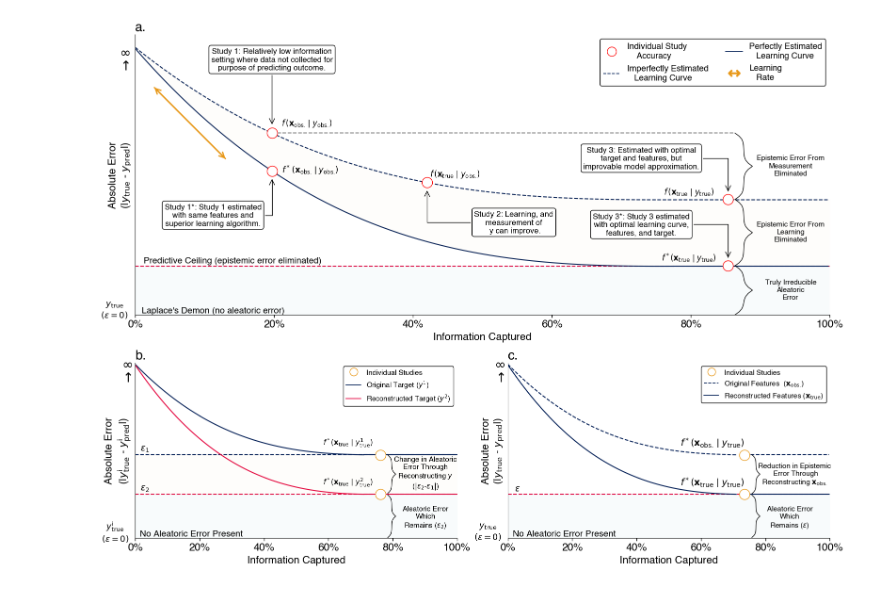
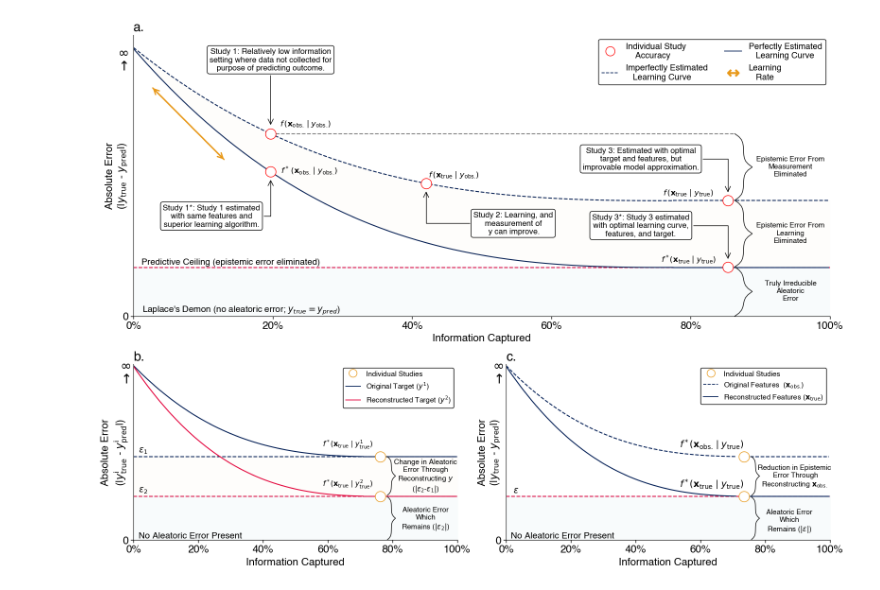
Before and after one commit to crahal/unpredictability, a Jupyter notebook: src/unpredictability_figure_new_1.ipynb, the cells around one changed output. Drawn from its saved outputs; the diff is of its cells as text; code cells hidden in the pictures.

```diff
--- a/src/unpredictability_figure_new_1.ipynb
+++ b/src/unpredictability_figure_new_1.ipynb
@@ -87,8 +87,8 @@ ax1.legend(handles=legend_elements, loc='upper right',# bbox_to_anchor=(0, 1),
        fontsize=13, framealpha=1, facecolor='w', edgecolor='black', ncols=2)
 
 ax1.annotate(
-    "Laplace's Demon (no aleatoric error)",
-    xy=(0.1125, 0.0),
+    "Laplace's Demon (no aleatoric error; $y_{true}=y_{pred}$)",
+    xy=(0.155, 0.0),
     xycoords='axes fraction',
     ha='center',
     va='bottom',
@@ -224,11 +224,11 @@ for ax, title in zip([ax1, ax2, ax3], ['a.', 'b.', 'c.']):
     ax.set_xlim(0,10)
 
 ax1.set_ylabel('Absolute Error\n'
-              r'(|$y_{\text{true}}$ - $y_{\text{pred}}$|)', fontsize=16)
+              r'(|$y_{\text{true}}$ - $y_{\text{pred}}$|)', fontsize=16, labelpad=-10)
 ax2.set_ylabel('Absolute Error\n'
-              r'(|$y_{\text{true}}^{\text{i}}$ - $y_{\text{pred}}^{\text{i}}$|)', fontsize=16)
+              r'(|$y_{\text{true}}^{\text{i}}$ - $y_{\text{pred}}^{\text{i}}$|)', fontsize=16, labelpad=-10)
 ax3.set_ylabel('Absolute Error\n'
-              r'(|$y_{\text{true}}$ - $y_{\text{pred}}$|)', fontsize=16)
+              r'(|$y_{\text{true}}$ - $y_{\text{pred}}$|)', fontsize=16, labelpad=-10)
 draw_brace(ax1, (ax1_scatter2_y-ax1_scatter2_end_y),
            (ax1_scatter1_end_x+1.475, ((ax1_scatter2_y-ax1_scatter2_end_y)/2)+ax1_scatter2_end_y),
            'Epistemic Error From\nMeasurement\nEliminated',
@@ -263,12 +263,12 @@ ax1.fill_between(x1_fit,
                  alpha=0.03
                  )
 
-ax1.text(-0.3, 0.10,
-         r'$y_{\text{true}}$' + '\n' + r'$(\epsilon=0)$',
-         ha='center', va='center', fontsize=13)
+#ax1.text(-0.3, 0.10,
+#         r'$y_{\text{true}}$' + '\n' + r'$(\epsilon=0)$',
+#         ha='center', va='center', fontsize=13)
 
-
-
+ax1.set_yticks([ax1.get_ylim()[0]])
+ax1.set_yticklabels(["0"])
 
 ax1.text(ax1_scatter2_x+0.5, ax1_scatter2_y+.035, r"$f\, (\mathbf{x}_{\text{obs.}}\mid y_{\text{obs.}})$", ha='center', va='center', fontsize=12)
 ax1.text(ax1_scatter1_x+0.55, ax1_scatter1_y+.005, r"$f^*\, (\mathbf{x}_{\text{obs.}}\mid y_{\text{obs.}})$", ha='center', va='center', fontsize=12)
@@ -298,7 +298,10 @@ ax2_scatter1_end_y = y1_fit[58]
 ax2.plot(x1_fit[:55], y2_fit[:55], color='#E4003B', linestyle='-', zorder=1)
 ax2.plot(x1_fit[54:-23], [y2_fit[54]]*(len(x1_fit[54:-23])), color='#E4003B', linestyle='-', zorder=1)
 ax2.scatter(x1_fit[58], y2_fit[58], facecolor='w', edgecolor='#E89818', s=[250], alpha=1, marker='o', zorder=2)
-ax2.text(-0.625, 0.035, r'$y_{\text{true}}^{\text{i}}$' + '\n' + r'$(\epsilon=0)$', ha='center', va='center', fontsize=13)
+#ax2.text(-0.625, 0.035, r'$y_{\text{true}}^{\text{i}}$' + '\n' + r'$(\epsilon=0)$', ha='center', va='center', fontsize=13)
+ax2.set_yticks([0])
+ax2.set_yticklabels(["0"])
+
 ax2_scatter2_x = x1_fit[15]
 ax2_scatter2_y = y1_fit[15]
 ax2_scatter2_mid_x = x1_fit[32]
@@ -312,7 +315,9 @@ ax3.scatter(x1_fit[56], y1_fit[56], facecolor='w', edgecolor='#E89818', s=[250],
 ax3.plot(x1_fit[:55], y2_fit[:55], color='#001c54', linestyle='-', zorder=1)
 ax3.plot(x1_fit[55:-23], [y2_fit[55]]*(len(x1_fit[55:-23])), color='#001c54', linestyle='-', zorder=1)
 ax3.scatter(x1_fit[56], y2_fit[56], facecolor='w', edgecolor='#E89818', s=[250], alpha=1, marker='o', zorder=2)
-ax3.text(-0.625, 0.035, r'$y_{\text{true}}$' + '\n' + r'$(\epsilon=0)$', ha='center', va='center', fontsize=13)
+#ax3.text(-0.625, 0.035, r'$y_{\text{true}}$' + '\n' + r'$(\epsilon=0)$', ha='center', va='center', fontsize=13)
+ax3.set_yticks([0])
+ax3.set_yticklabels(["0"])
 
 ax2.fill_between(x1_fit,
                  y1_fit[58],
@@ -441,13 +446,13 @@ ax3.text(x1_fit[56]-1, y2_fit[56]+.07,
 draw_brace(ax2, .22,
            (x1_fit[58]+1.6, y1_fit[58]-0.11),
            'Change in Aleatoric\nError Through\nReconstructing $y$\n($|\epsilon_2$-$\epsilon_1|$)',
-           (x1_fit[58]+1.4, y1_fit[58]-0.205),
+           (x1_fit[58]+1.4, y1_fit[58]-0.21),
            brace_scale=0.25, beta_scale=1000., rotate=True,
            rotate_text=False)
 
 draw_brace(ax2, .245,
            (x1_fit[58]+1.6, y2_fit[58]-0.125),
-           'Aleatoric Error\nWhich\nRemains ($\epsilon_2$)',
+           'Aleatoric Error\nWhich\nRemains ($|\epsilon_2|$)',
            (x1_fit[58]+1.4, y2_fit[58]-0.20),
            brace_scale=0.25, beta_scale=1000., rotate=True,
            rotate_text=False)
@@ -464,37 +469,37 @@ draw_brace(ax3, .2225,
 
 draw_brace(ax3, .2425,
            (x1_fit[56]+1.6, y2_fit[56]-0.125),
-           'Aleatoric Error\nWhich\nRemains ($\epsilon$)',
-           (x1_fit[56]+1.4, y2_fit[56]-0.20),
+           'Aleatoric Error\nWhich\nRemains ($|\epsilon|$)',
+           (x1_fit[56]+1.4, y2_fit[56]-0.2125),
            brace_scale=0.25, beta_scale=1000., rotate=True,
            rotate_text=False)
 
 legend_elements = [
     Line2D([0], [0], marker='o', markerfacecolor='w',
            markeredgecolor='#E89818', markersize=12, linewidth=0,
            label='Individual Studies'),
     Line2D([0], [0], color='#001c54', linestyle='--', linewidth=1.25,
            label=r'Original Features  ($\mathbf{x}_{\text{obs.}}$)'),
     Line2D([0], [0], color='#001c54', linestyle='-', linewidth=1.25,
            label=r'Reconstructed Features ($\mathbf{x}_{\text{true}}$)'),
 ]
 
 ax3.legend(handles=legend_elements, loc='upper right',# bbox_to_anchor=(0, 1),
            frameon=True,
            fontsize=11, framealpha=1, facecolor='w', edgecolor='black', ncols=1)
 
 sns.despine()
 plt.tight_layout()
 plt.savefig(os.path.join(os.getcwd(),
                              '..',
                              'output',
                              'unpredictability_figure_new_1.pdf'),
                 bbox_inches='tight')
 
 plt.savefig(os.path.join(os.getcwd(),
                              '..',
                              'output',
                              'unpredictability_figure_new_1.png'),
                 bbox_inches='tight')
 # %% [output]
-[figure, old version]
+[figure, new version]
```
Also changed, not shown: 3 other files.
